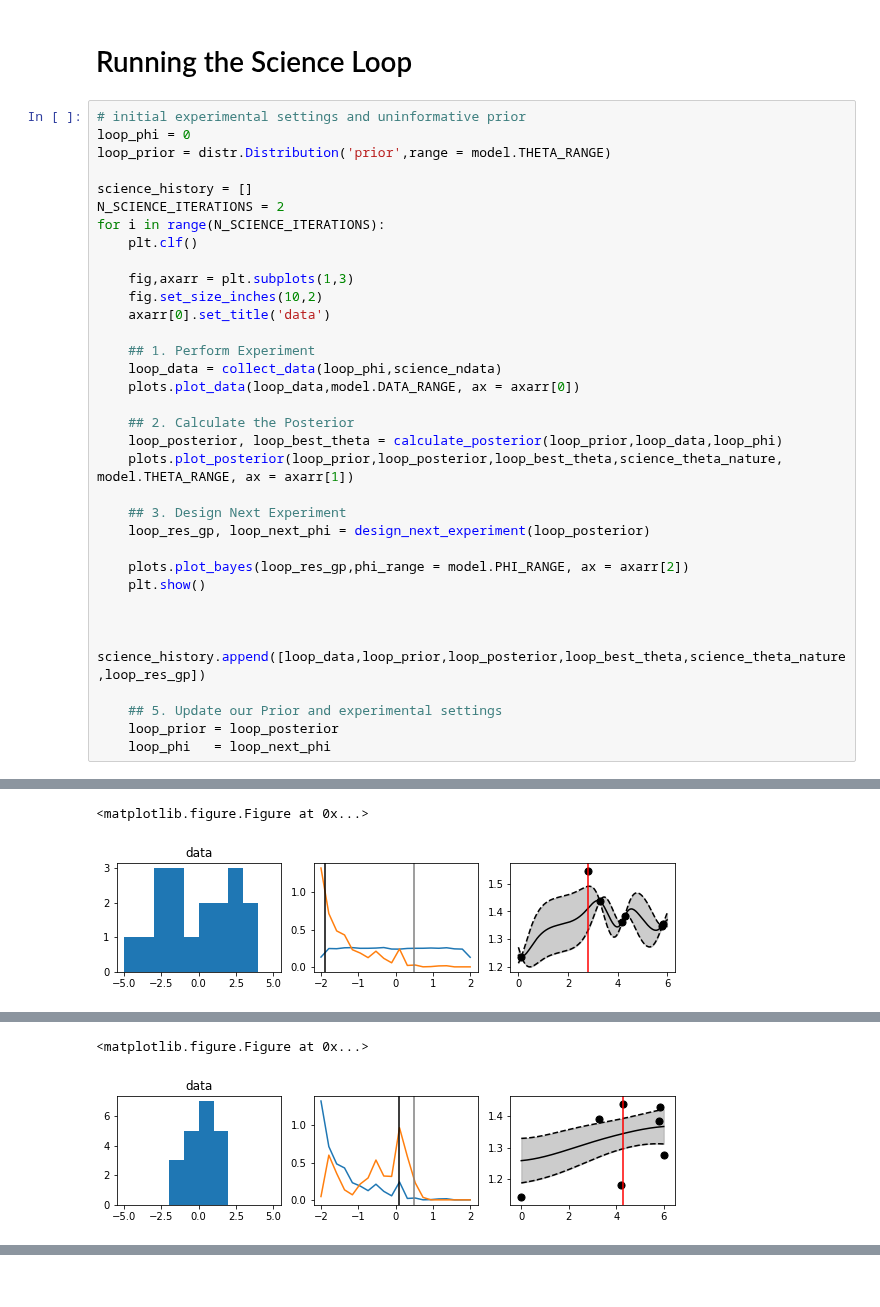
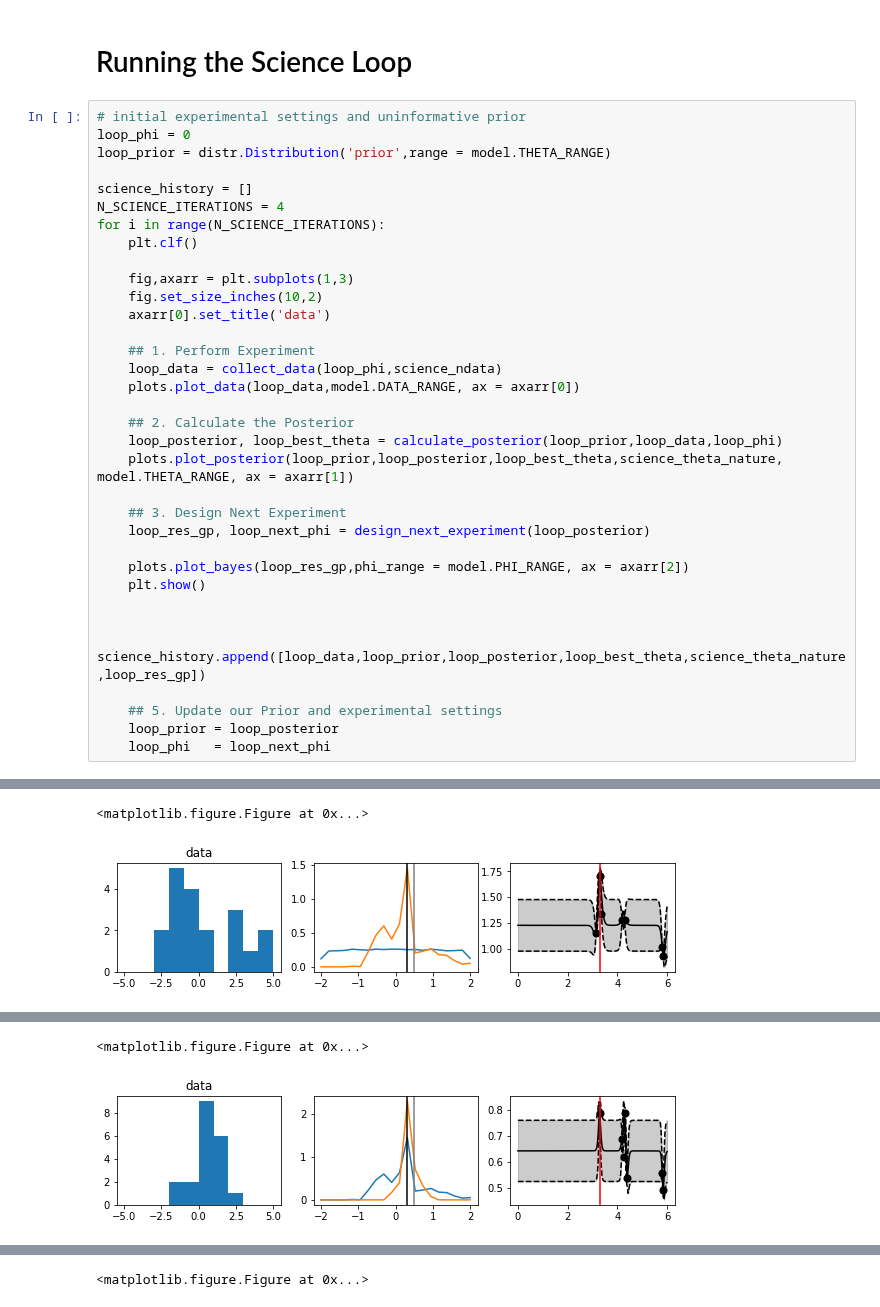
Before and after one commit to cranmer/active_sciencing, a Jupyter notebook: clean/justloop.ipynb, the cells around one changed output, grey strips where cells are left out. Drawn from its saved outputs; the diff is of its cells as text.

Commit message:
just science loop

```diff
--- a/clean/justloop.ipynb
+++ b/clean/justloop.ipynb
@@ -54,7 +54,7 @@ loop_phi = 0
 loop_prior = distr.Distribution('prior',range = model.THETA_RANGE)
 
 science_history = []
-N_SCIENCE_ITERATIONS = 2
+N_SCIENCE_ITERATIONS = 4
 for i in range(N_SCIENCE_ITERATIONS):
     plt.clf()
 
@@ -98,4 +98,4 @@ Next Phi:  [2.8288367822521008]
 <matplotlib.figure.Figure at 0x...>
-[figure, old version]
+[figure, new version]
 Taking Data...
 Calculate Posterior...
@@ -112,2 +112,2 @@ Next Phi:  [4.2888959620461877]
 <matplotlib.figure.Figure at 0x...>
-[figure, old version]
+[figure, new version]
@@ -113,0 +126 @@ Next Phi:  [4.2888959620461877]
+<matplotlib.figure.Figure at 0x...>
```
Also changed, not shown: parts of 1 cell of this notebook.
